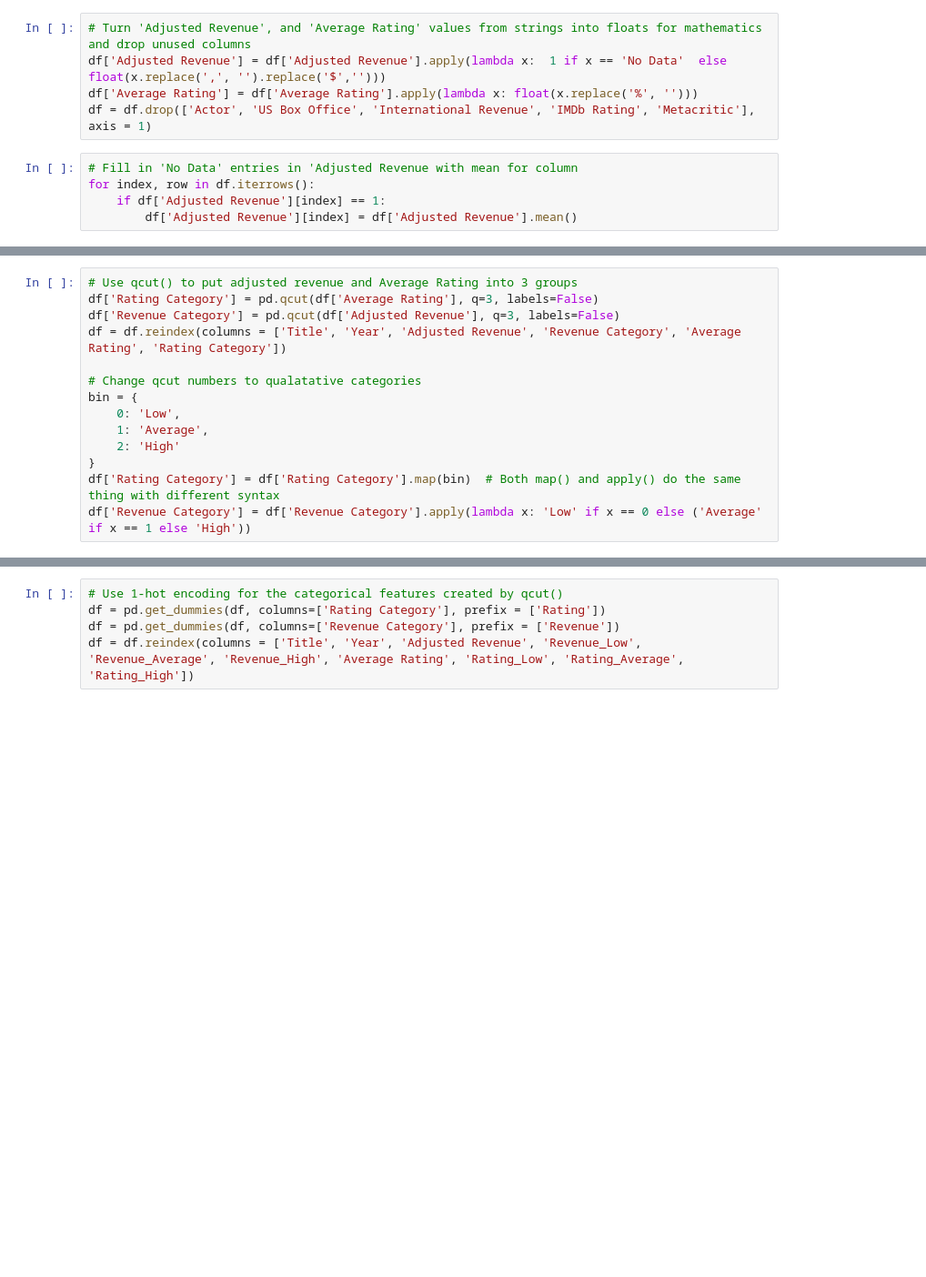
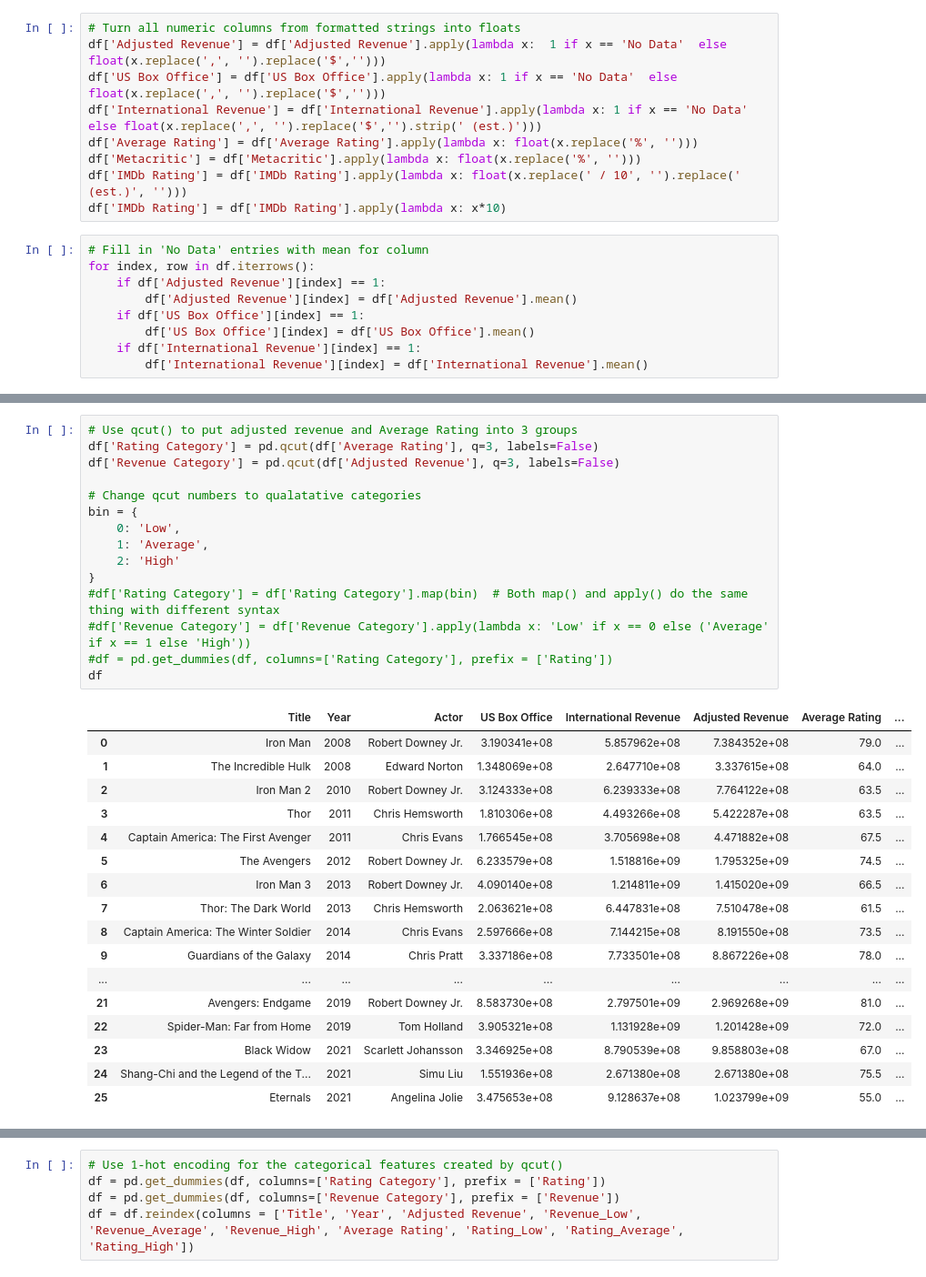
Before and after one commit to ans1080/Project007, a Jupyter notebook: Milestone_III_Prediction.ipynb, the cells around one changed output, grey strips where cells are left out. Shown: that part at 91% size. Cells and saved outputs as stored; diff of their text form; blank space fills up the shorter version.

```diff
--- a/Milestone_III_Prediction.ipynb
+++ b/Milestone_III_Prediction.ipynb
@@ -26,12 +27,20 @@ df
 | 24 | Shang-Chi and the Legend of the T... | 2021 | Simu Liu | $155,193,555 | $267,138,031 | $267,138,031 | 75.5% | ... |
 | 25 | Eternals | 2021 | Angelina Jolie | No Data | No Data | No Data | 55.0% | ... |
 # %%
-# Turn 'Adjusted Revenue', and 'Average Rating' values from strings into floats for mathematics and drop unused columns
+# Turn all numeric columns from formatted strings into floats
 df['Adjusted Revenue'] = df['Adjusted Revenue'].apply(lambda x:  1 if x == 'No Data'  else float(x.replace(',', '').replace('$','')))
+df['US Box Office'] = df['US Box Office'].apply(lambda x: 1 if x == 'No Data'  else float(x.replace(',', '').replace('$','')))
+df['International Revenue'] = df['International Revenue'].apply(lambda x: 1 if x == 'No Data'  else float(x.replace(',', '').replace('$','').strip(' (est.)')))
 df['Average Rating'] = df['Average Rating'].apply(lambda x: float(x.replace('%', '')))
-df = df.drop(['Actor', 'US Box Office', 'International Revenue', 'IMDb Rating', 'Metacritic'], axis = 1)
+df['Metacritic'] = df['Metacritic'].apply(lambda x: float(x.replace('%', '')))
+df['IMDb Rating'] = df['IMDb Rating'].apply(lambda x: float(x.replace(' / 10', '').replace(' (est.)', '')))
+df['IMDb Rating'] = df['IMDb Rating'].apply(lambda x: x*10)
 # %%
-# Fill in 'No Data' entries in 'Adjusted Revenue with mean for column
+# Fill in 'No Data' entries with mean for column
 for index, row in df.iterrows():
     if df['Adjusted Revenue'][index] == 1:
         df['Adjusted Revenue'][index] = df['Adjusted Revenue'].mean()
+    if df['US Box Office'][index] == 1:
+        df['US Box Office'][index] = df['US Box Office'].mean()
+    if df['International Revenue'][index] == 1:
+        df['International Revenue'][index] = df['International Revenue'].mean()
@@ -87,14 +91,33 @@ The franchines has seen revenue increase over time
 # %%
 # Use qcut() to put adjusted revenue and Average Rating into 3 groups
 df['Rating Category'] = pd.qcut(df['Average Rating'], q=3, labels=False)
 df['Revenue Category'] = pd.qcut(df['Adjusted Revenue'], q=3, labels=False)
-df = df.reindex(columns = ['Title', 'Year', 'Adjusted Revenue', 'Revenue Category', 'Average Rating', 'Rating Category'])
 
 # Change qcut numbers to qualatative categories
 bin = {
     0: 'Low',
     1: 'Average',
     2: 'High'
 }
-df['Rating Category'] = df['Rating Category'].map(bin)  # Both map() and apply() do the same thing with different syntax
-df['Revenue Category'] = df['Revenue Category'].apply(lambda x: 'Low' if x == 0 else ('Average' if x == 1 else 'High'))
+#df['Rating Category'] = df['Rating Category'].map(bin)  # Both map() and apply() do the same thing with different syntax
+#df['Revenue Category'] = df['Revenue Category'].apply(lambda x: 'Low' if x == 0 else ('Average' if x == 1 else 'High'))
+#df = pd.get_dummies(df, columns=['Rating Category'], prefix = ['Rating'])
+df
+# %% [output]
+|  | Title | Year | Actor | US Box Office | International Revenue | Adjusted Revenue | Average Rating | ... |
+| 0 | Iron Man | 2008 | Robert Downey Jr. | 3.190341e+08 | 5.857962e+08 | 7.384352e+08 | 79.0 | ... |
+| 1 | The Incredible Hulk | 2008 | Edward Norton | 1.348069e+08 | 2.647710e+08 | 3.337615e+08 | 64.0 | ... |
+| 2 | Iron Man 2 | 2010 | Robert Downey Jr. | 3.124333e+08 | 6.239333e+08 | 7.764122e+08 | 63.5 | ... |
+| 3 | Thor | 2011 | Chris Hemsworth | 1.810306e+08 | 4.493266e+08 | 5.422287e+08 | 63.5 | ... |
+| 4 | Captain America: The First Avenger | 2011 | Chris Evans | 1.766545e+08 | 3.705698e+08 | 4.471882e+08 | 67.5 | ... |
+| 5 | The Avengers | 2012 | Robert Downey Jr. | 6.233579e+08 | 1.518816e+09 | 1.795325e+09 | 74.5 | ... |
+| 6 | Iron Man 3 | 2013 | Robert Downey Jr. | 4.090140e+08 | 1.214811e+09 | 1.415020e+09 | 66.5 | ... |
+| 7 | Thor: The Dark World | 2013 | Chris Hemsworth | 2.063621e+08 | 6.447831e+08 | 7.510478e+08 | 61.5 | ... |
+| 8 | Captain America: The Winter Soldier | 2014 | Chris Evans | 2.597666e+08 | 7.144215e+08 | 8.191550e+08 | 73.5 | ... |
+| 9 | Guardians of the Galaxy | 2014 | Chris Pratt | 3.337186e+08 | 7.733501e+08 | 8.867226e+08 | 78.0 | ... |
+| ... | ... | ... | ... | ... | ... | ... | ... | ... |
+| 21 | Avengers: Endgame | 2019 | Robert Downey Jr. | 8.583730e+08 | 2.797501e+09 | 2.969268e+09 | 81.0 | ... |
+| 22 | Spider-Man: Far from Home | 2019 | Tom Holland | 3.905321e+08 | 1.131928e+09 | 1.201428e+09 | 72.0 | ... |
+| 23 | Black Widow | 2021 | Scarlett Johansson | 3.346925e+08 | 8.790539e+08 | 9.858803e+08 | 67.0 | ... |
+| 24 | Shang-Chi and the Legend of the T... | 2021 | Simu Liu | 1.551936e+08 | 2.671380e+08 | 2.671380e+08 | 75.5 | ... |
+| 25 | Eternals | 2021 | Angelina Jolie | 3.475653e+08 | 9.128637e+08 | 1.023799e+09 | 55.0 | ... |
```
Also changed, not shown: parts of 10 cells of this notebook.
